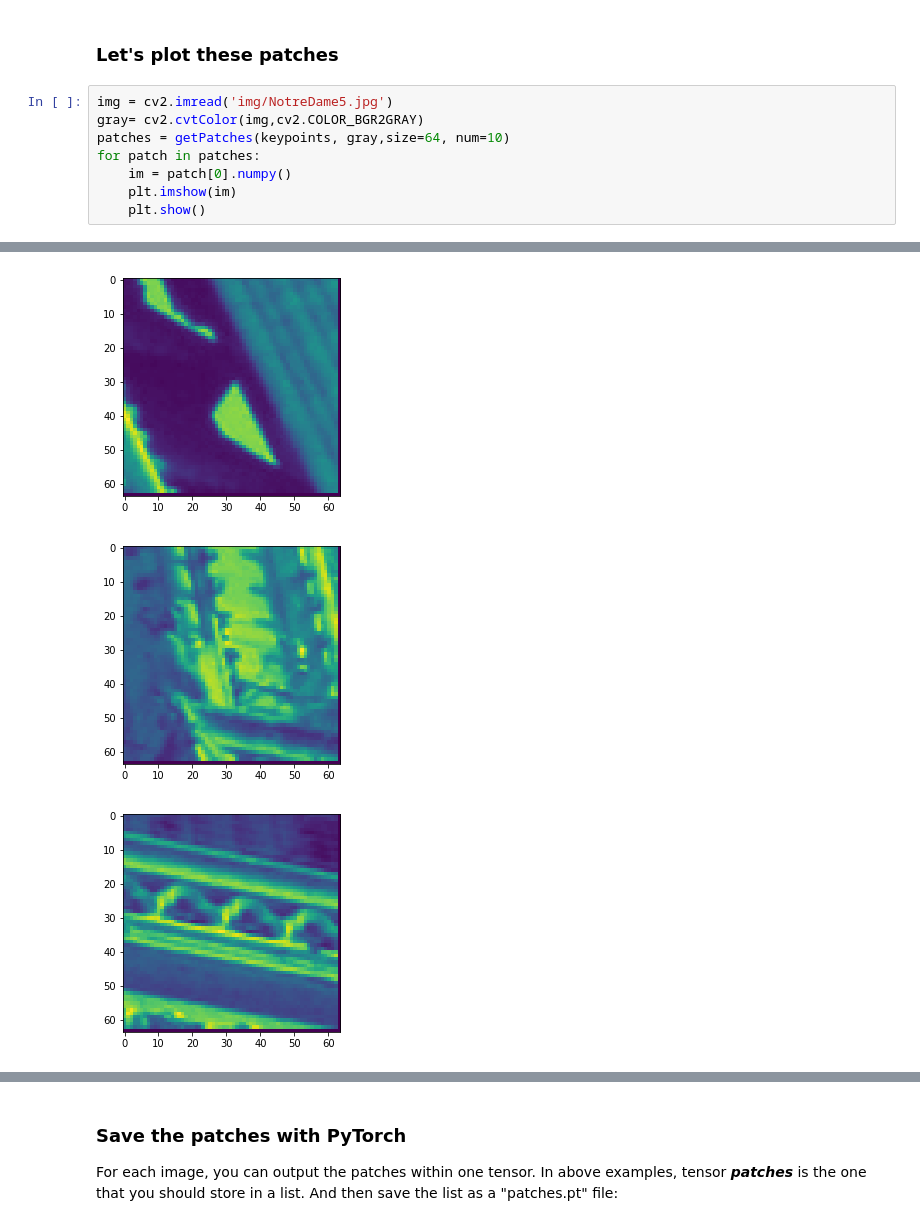
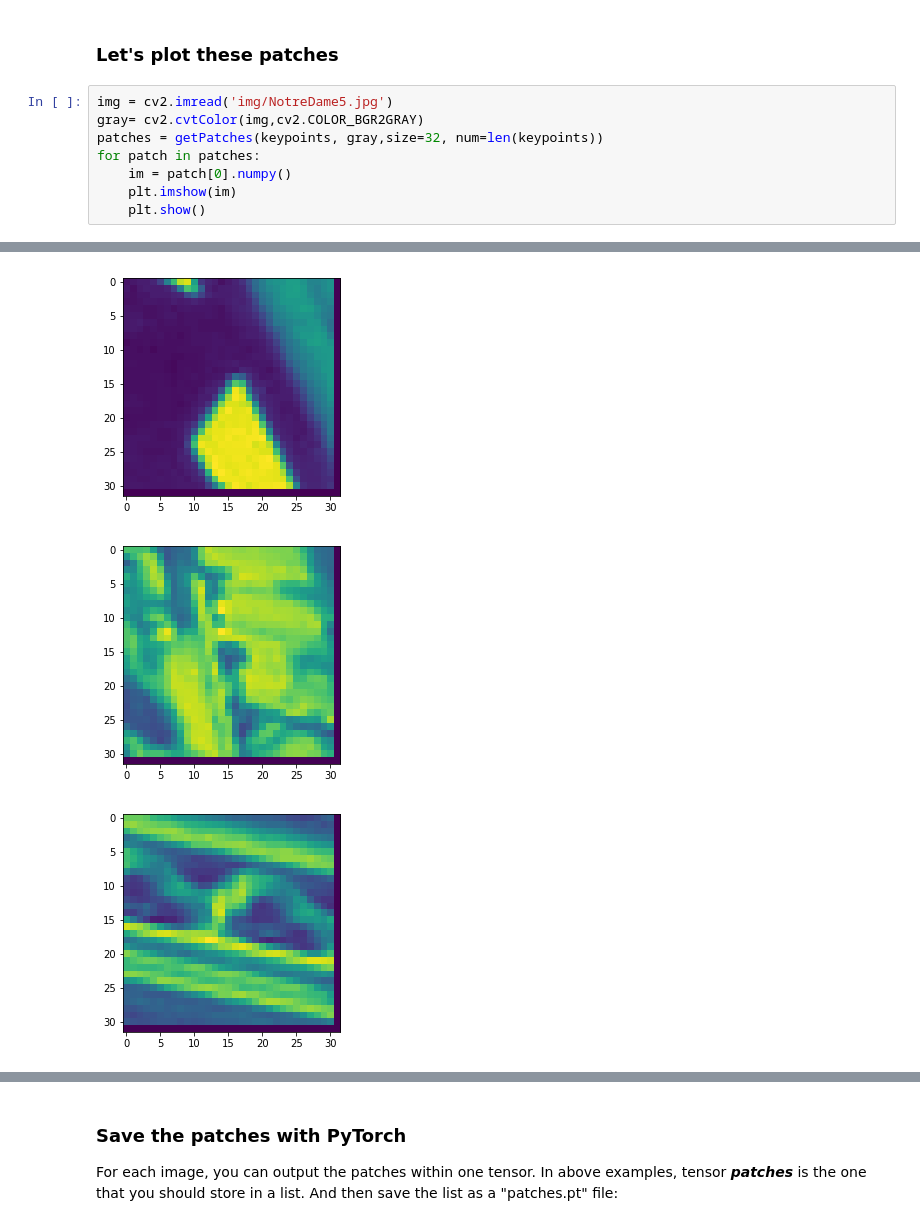
Before and after one commit to helq2612/CS537_2019Winter, a Jupyter notebook: keypoint_detector/keypoint_detection.ipynb, the cells around one changed output, grey strips where cells are left out. Drawn from its saved outputs; the diff is of its cells as text.

```diff
--- a/keypoint_detector/keypoint_detection.ipynb
+++ b/keypoint_detector/keypoint_detection.ipynb
@@ -72,7 +72,7 @@ def getPatches(kps, img, size=32, num=500):
 # %%
 img = cv2.imread('img/NotreDame5.jpg')
 gray= cv2.cvtColor(img,cv2.COLOR_BGR2GRAY)
-patches = getPatches(keypoints, gray,size=64, num=10)
+patches = getPatches(keypoints, gray,size=32, num=len(keypoints))
 for patch in patches:
     im = patch[0].numpy()
     plt.imshow(im)
@@ -85,3 +85,3 @@ for patch in patches:
-[figure, old version]
+[figure, new version]
-[figure, old version]
+[figure, new version]
-[figure, old version]
+[figure, new version]
```
Also changed, not shown: parts of 2 cells of this notebook.
